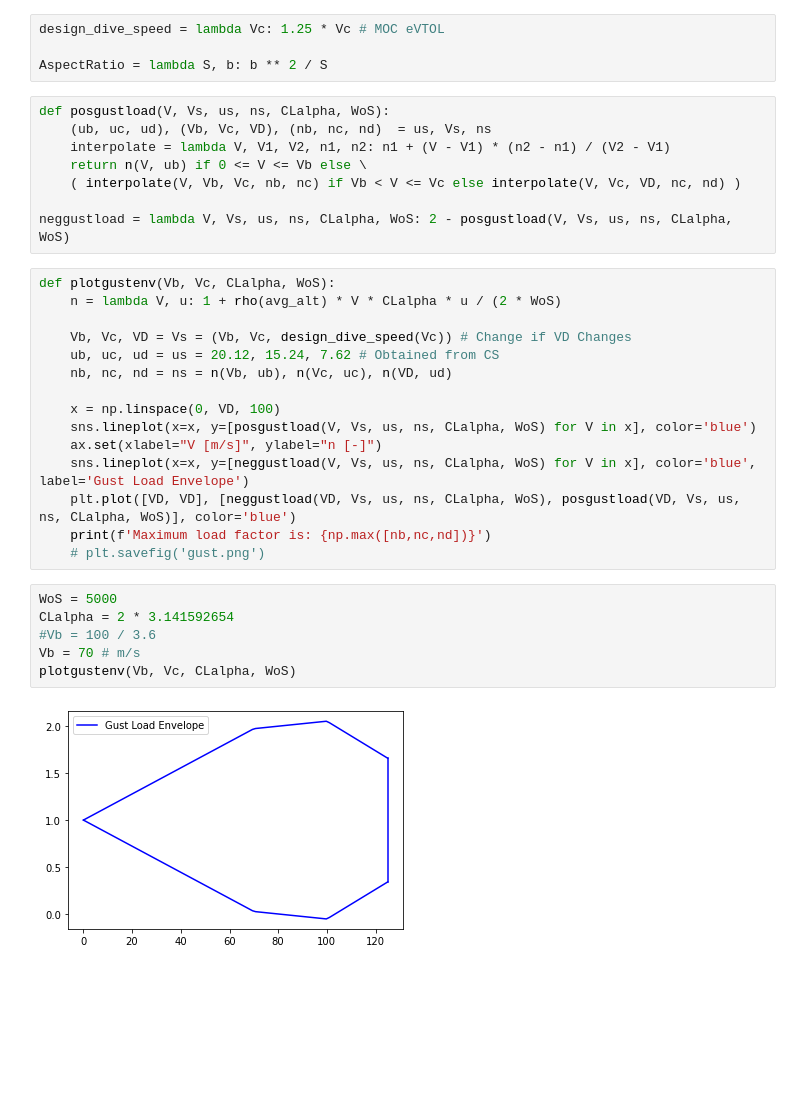
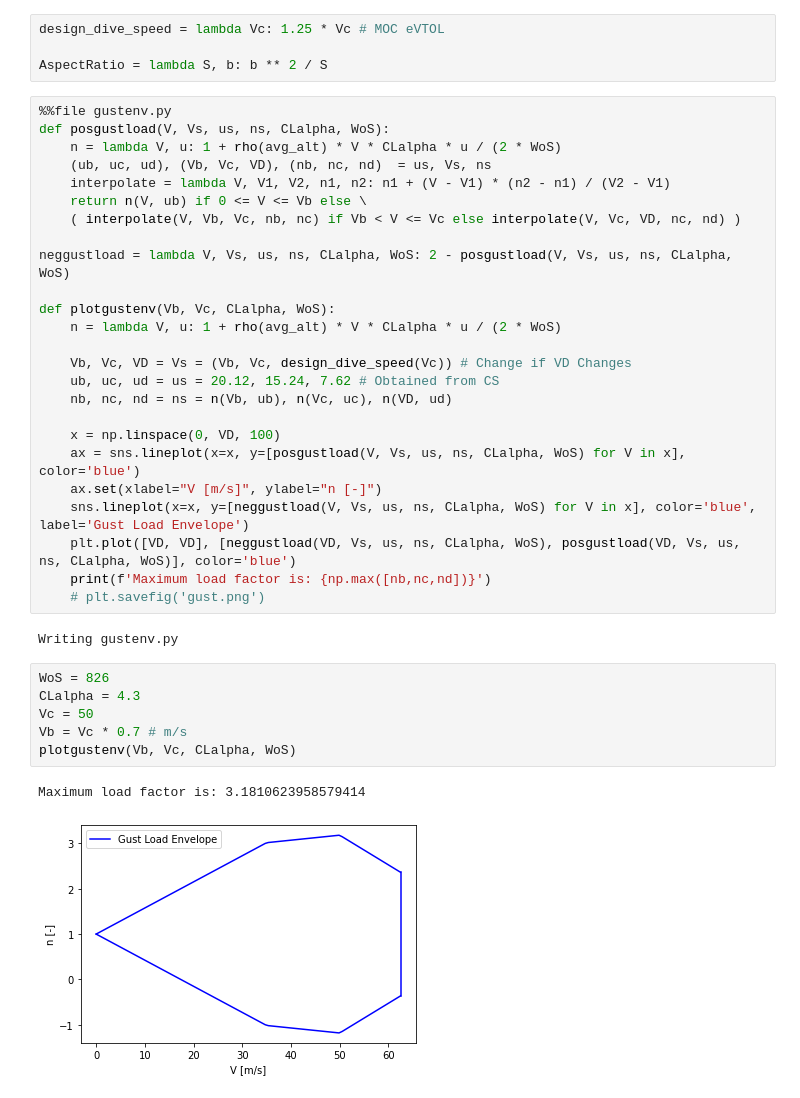
Before and after one commit to dmkeijzer/RBDOWigeon-paper, a Jupyter notebook: Sizing/Prelim_sizing.ipynb, the cells around one changed output. Drawn from its saved outputs; the diff is of its cells as text; blank space fills up the shorter version.

```diff
--- a/Sizing/Prelim_sizing.ipynb
+++ b/Sizing/Prelim_sizing.ipynb
@@ -128,34 +128,39 @@ design_dive_speed = lambda Vc: 1.25 * Vc # MOC eVTOL
 
 AspectRatio = lambda S, b: b ** 2 / S
 # %%
+%%file gustenv.py
 def posgustload(V, Vs, us, ns, CLalpha, WoS):
+    n = lambda V, u: 1 + rho(avg_alt) * V * CLalpha * u / (2 * WoS)
     (ub, uc, ud), (Vb, Vc, VD), (nb, nc, nd)  = us, Vs, ns
     interpolate = lambda V, V1, V2, n1, n2: n1 + (V - V1) * (n2 - n1) / (V2 - V1)
     return n(V, ub) if 0 <= V <= Vb else \
     ( interpolate(V, Vb, Vc, nb, nc) if Vb < V <= Vc else interpolate(V, Vc, VD, nc, nd) )
 
 neggustload = lambda V, Vs, us, ns, CLalpha, WoS: 2 - posgustload(V, Vs, us, ns, CLalpha, WoS)
+
+def plotgustenv(Vb, Vc, CLalpha, WoS):
+    n = lambda V, u: 1 + rho(avg_alt) * V * CLalpha * u / (2 * WoS)
+
+    Vb, Vc, VD = Vs = (Vb, Vc, design_dive_speed(Vc)) # Change if VD Changes
+    ub, uc, ud = us = 20.12, 15.24, 7.62 # Obtained from CS
+    nb, nc, nd = ns = n(Vb, ub), n(Vc, uc), n(VD, ud)
+
+    x = np.linspace(0, VD, 100)
+    ax = sns.lineplot(x=x, y=[posgustload(V, Vs, us, ns, CLalpha, WoS) for V in x], color='blue')
+    ax.set(xlabel="V [m/s]", ylabel="n [-]")
+    sns.lineplot(x=x, y=[neggustload(V, Vs, us, ns, CLalpha, WoS) for V in x], color='blue', label='Gust Load Envelope')
+    plt.plot([VD, VD], [neggustload(VD, Vs, us, ns, CLalpha, WoS), posgustload(VD, Vs, us, ns, CLalpha, WoS)], color='blue')
+    print(f'Maximum load factor is: {np.max([nb,nc,nd])}')
+    # plt.savefig('gust.png')
+# %% [output]
+Writing gustenv.py
-# %%
-def plotgustenv(Vb, Vc, CLalpha, WoS):
-    n = lambda V, u: 1 + rho(avg_alt) * V * CLalpha * u / (2 * WoS)
-
-    Vb, Vc, VD = Vs = (Vb, Vc, design_dive_speed(Vc)) # Change if VD Changes
-    ub, uc, ud = us = 20.12, 15.24, 7.62 # Obtained from CS
-    nb, nc, nd = ns = n(Vb, ub), n(Vc, uc), n(VD, ud)
-
-    x = np.linspace(0, VD, 100)
-    sns.lineplot(x=x, y=[posgustload(V, Vs, us, ns, CLalpha, WoS) for V in x], color='blue')
-    ax.set(xlabel="V [m/s]", ylabel="n [-]")
-    sns.lineplot(x=x, y=[neggustload(V, Vs, us, ns, CLalpha, WoS) for V in x], color='blue', label='Gust Load Envelope')
-    plt.plot([VD, VD], [neggustload(VD, Vs, us, ns, CLalpha, WoS), posgustload(VD, Vs, us, ns, CLalpha, WoS)], color='blue')
-    print(f'Maximum load factor is: {np.max([nb,nc,nd])}')
-    # plt.savefig('gust.png')
 # %%
-WoS = 5000
-CLalpha = 2 * 3.141592654
-#Vb = 100 / 3.6
-Vb = 70 # m/s
+WoS = 826
+CLalpha = 4.3
+Vc = 50
+Vb = Vc * 0.7 # m/s
 plotgustenv(Vb, Vc, CLalpha, WoS)
 # %% [output]
+Maximum load factor is: 3.1810623958579414
-[figure, old version]
+[figure, new version]
 # %%
```
Also changed, not shown: parts of 4 cells of this notebook, 6 other files.
